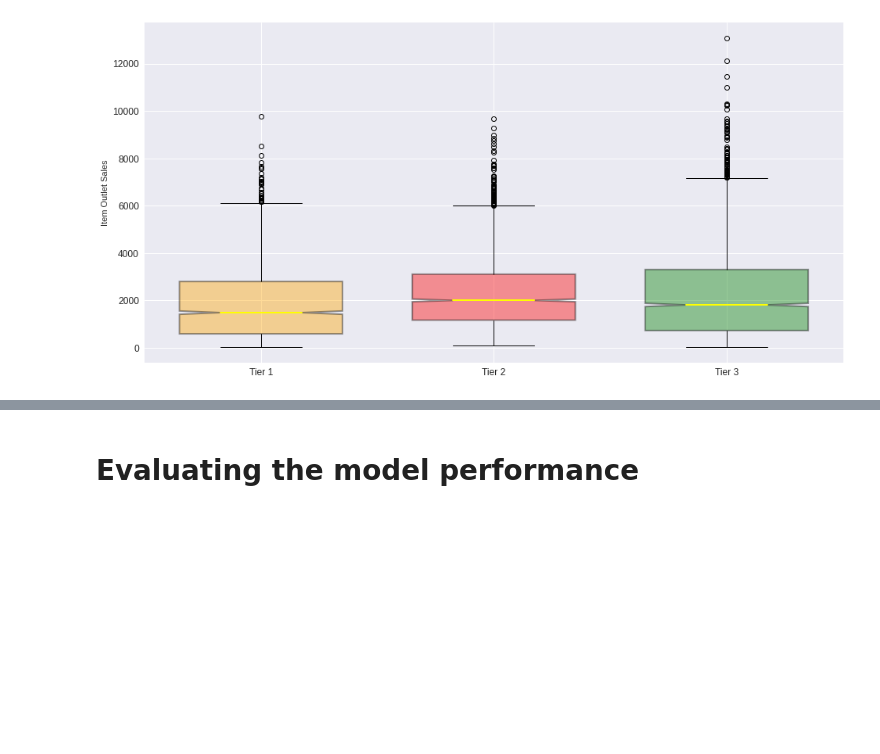
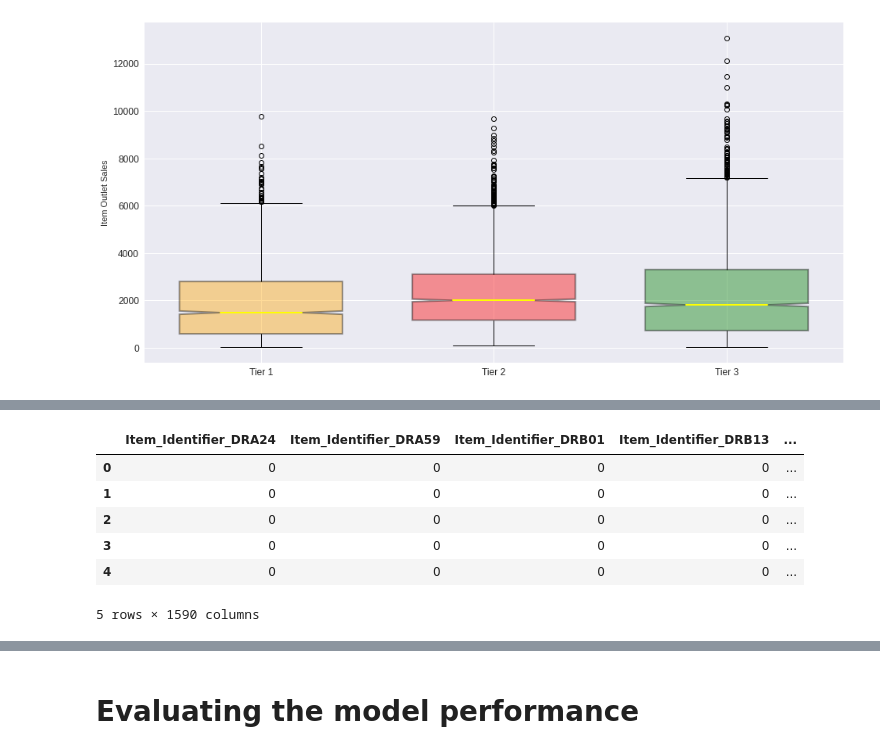
Before and after one commit to tibebu-sime/sales-predictions, a Jupyter notebook: salespredictions_project.ipynb, the cells around one changed output, grey strips where cells are left out. Saved outputs shown, nothing was run; the diff lists cells and outputs as text; code cells hidden in the pictures; blank space fills up the shorter version.

```diff
--- a/salespredictions_project.ipynb
+++ b/salespredictions_project.ipynb
@@ -384,3 +382,15 @@ numerical_variables.head()
+# %%
+# Tranforming categorical variables into numerical format using Dummy Label
+categorical_variables = pd.get_dummies(categorical_variables, drop_first=True)
+categorical_variables.head()
+# %% [output]
+|  | Item_Identifier_DRA24 | Item_Identifier_DRA59 | Item_Identifier_DRB01 | Item_Identifier_DRB13 | ... |
+| 0 | 0 | 0 | 0 | 0 | ... |
+| 1 | 0 | 0 | 0 | 0 | ... |
+| 2 | 0 | 0 | 0 | 0 | ... |
+| 3 | 0 | 0 | 0 | 0 | ... |
+| 4 | 0 | 0 | 0 | 0 | ... |
+5 rows × 1590 columns
 # %%
 # Combine the encoded categorial variables and numerical variables
 # https://pandas.pydata.org/pandas-docs/stable/user_guide/merging.html
```
Also changed, not shown: parts of 19 cells of this notebook.
